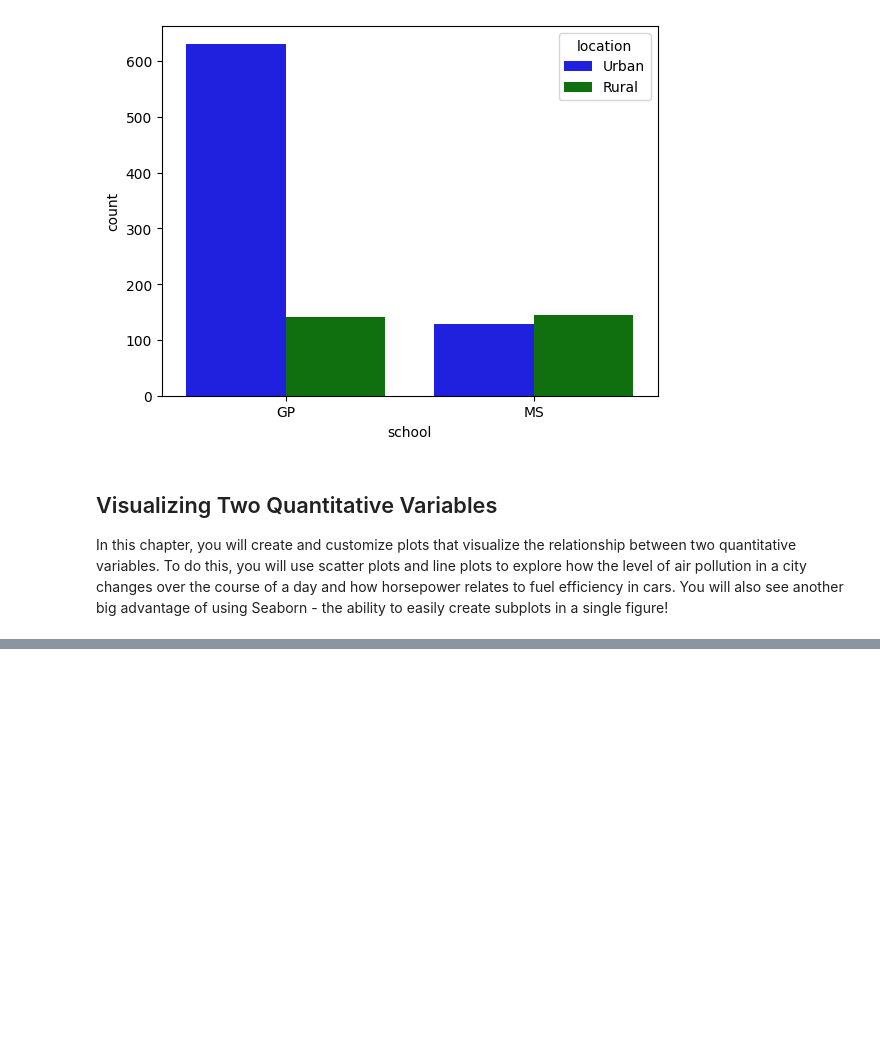
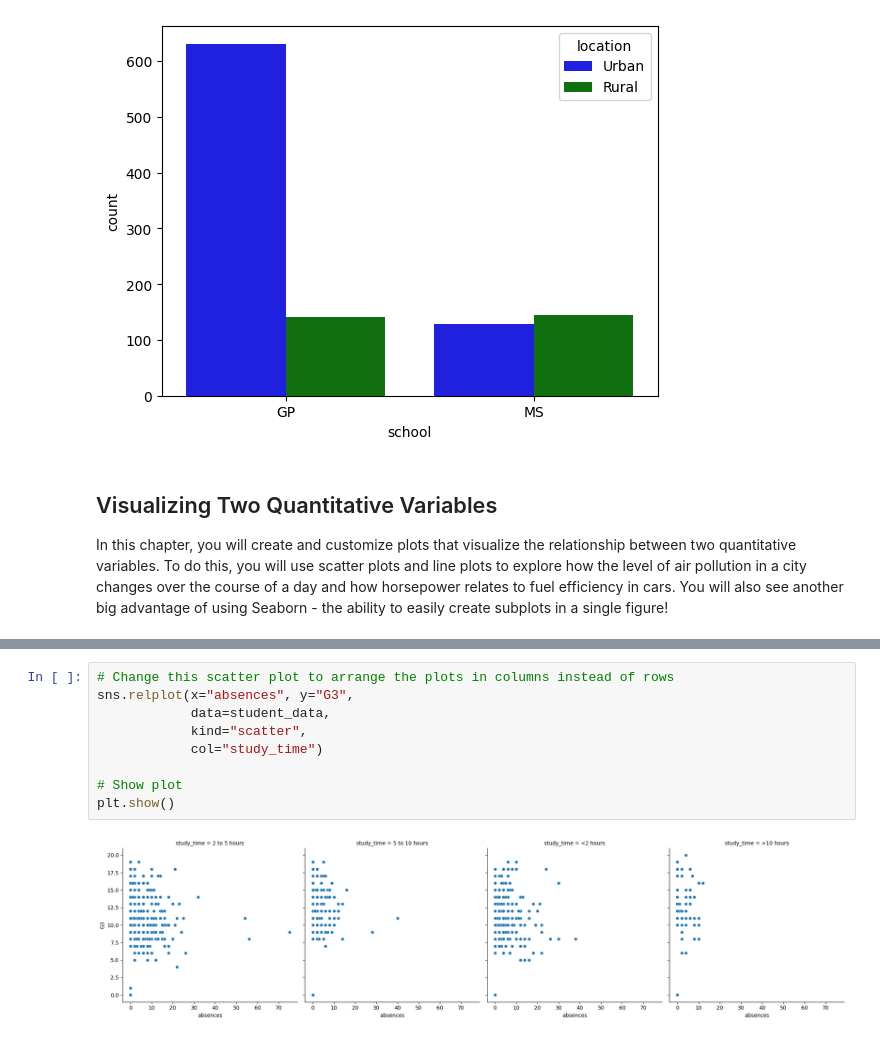
Before and after one commit to jhlopesalves/data-science-notebooks, a Jupyter notebook: Python/Intro to Seaborn/introduction_to_seaborn.ipynb, the cells around one changed output, grey strips where cells are left out. Drawn from its saved outputs; the diff is of its cells as text; blank space fills up the shorter version.

```diff
--- a/Python/Intro to Seaborn/introduction_to_seaborn.ipynb
+++ b/Python/Intro to Seaborn/introduction_to_seaborn.ipynb
@@ -156,0 +210,11 @@ In this chapter, you will create and customize plots that visualize the relation
+# %%
+# Change this scatter plot to arrange the plots in columns instead of rows
+sns.relplot(x="absences", y="G3",
+            data=student_data,
+            kind="scatter",
+            col="study_time")
+
+# Show plot
+plt.show()
+# %% [output]
+[figure, added]
```
Also changed, not shown: parts of 18 cells of this notebook.
